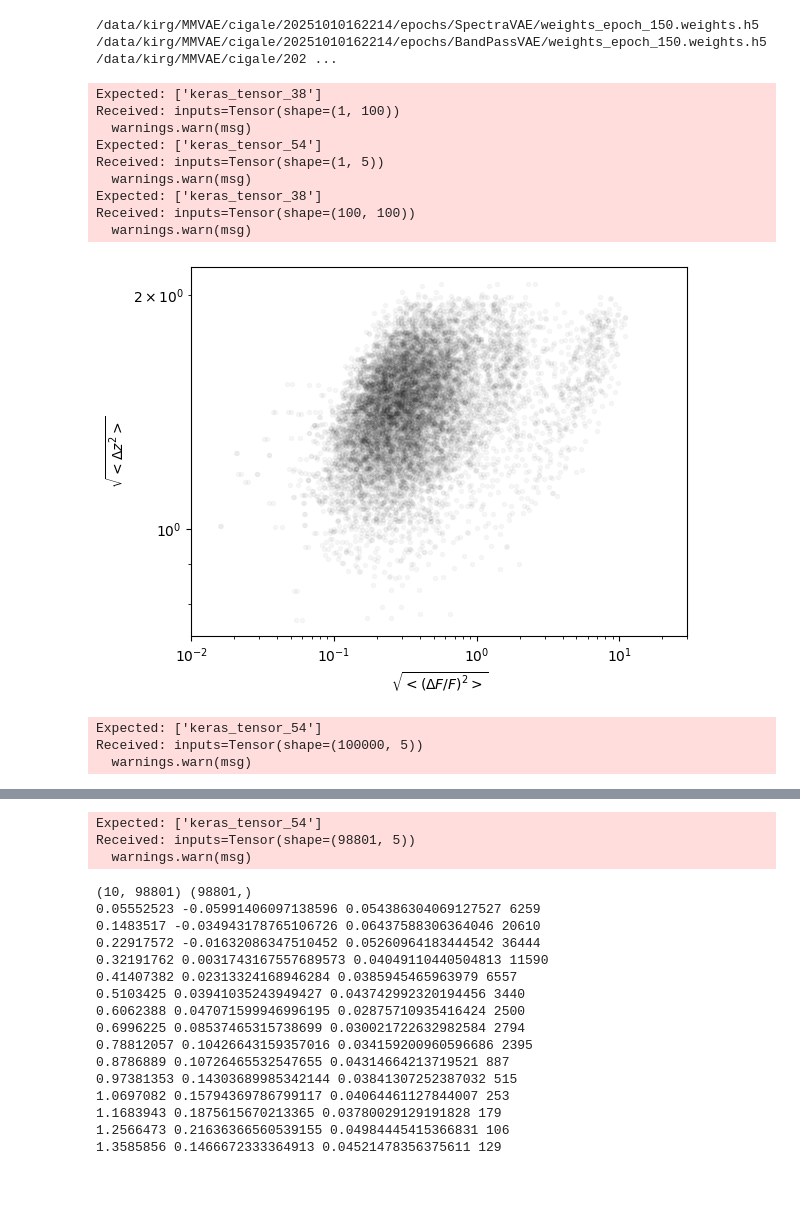
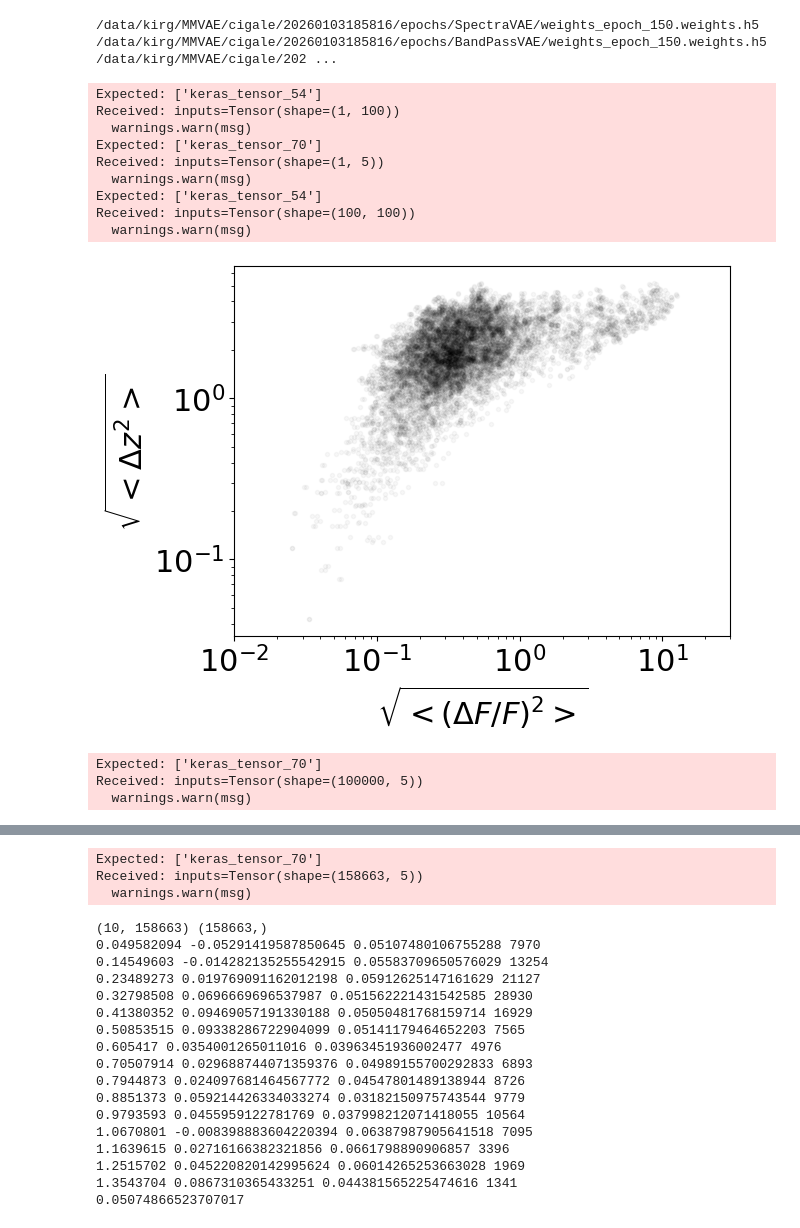
Before and after one commit to astrodeepnet/vae_mpoe, a Jupyter notebook: latent_space_proximity.ipynb, the cells around one changed output, grey strips where cells are left out. Cells and saved outputs as stored; diff of their text form; code cells hidden in the pictures; blank space fills up the shorter version.

Commit message:
scripts for figures adopted for the new run

```diff
--- a/latent_space_proximity.ipynb
+++ b/latent_space_proximity.ipynb
@@ -22,6 +22,9 @@ from keras import ops
 from keras import layers
 from utils import Sampling
 from astropy.stats import sigma_clip
+import matplotlib
+
+matplotlib.rcParams.update({'font.size': 22})
 
 
 def load_paramvaeapply(path: str, weight_file: str, input_dim: int, latent_dim: int, beta: float) -> ParamVAEapply:
@@ -62,7 +65,7 @@ def load_paramvaeapply(path: str, weight_file: str, input_dim: int, latent_dim:
     return ParamVAEapply(input_dim, latent_dim, bpvae, parvae, beta=beta), parvae, bpvae, spvae
 
 
-latent_dim = 64
+latent_dim = 8 #64
 beta = 1e-3
 epoch = 1
 n_param = 4
@@ -72,7 +75,8 @@ epoch = 150
 chunk_size = 100_000      # user-defined chunk size
 n_smpl = 10               # number of model samples per chunk
 
-id_run = '20251010162214'
+#id_run = '20251010162214'
+id_run = '20260103185816'
 weight_path = "/data/kirg/MMVAE/cigale/" + id_run + "/"
 save_path = os.path.join(weight_path, 'epochs/')
 plot_output_path = os.path.join(weight_path, 'cornerplots_train_' + id_run)
@@ -111,43 +115,43 @@ plt.ylabel(r'$\sqrt{<\Delta z^2>}$')
 plt.xscale('log')
 plt.yscale('log')
 plt.xlim(1e-2, 3e1)
-plt.savefig('dLS_dF_spec.png')
+plt.savefig(f'dLS_dF_spec_{id_run}.png')
 
 plt.show()
 
 
 
 inp_phot_sel = inp_sed[1000:1100]
 phot_applied = bpvae.apply(inp_sed)
 phot_applied_z = spec_applied[2]
 
 dist2_inp_phot = np.sqrt(np.mean(((inp_phot_sel[:, None, :] - inp_phot_sel[None, :, :]) / inp_phot_sel[:, None, :])**2, axis=2))
 dist2_z_phot = np.sqrt(np.mean((phot_applied_z[:, None, :] - phot_applied_z[None, :, :])**2, axis=2))
 
 plt.plot(dist2_inp_phot, dist2_z_phot, 'k.', alpha=0.03)
 plt.xlabel(r'$\sqrt{<(\Delta F / F)^2>}$')
 plt.ylabel(r'$\sqrt{<\Delta z^2>}$')
 
 #plt.hist2d(dist2_inp_phot.flatten(), dist2_z_phot.flatten())
 plt.xscale('log')
 plt.yscale('log')
 #plt.xlim(1e-2, 3e1)
 
-plt.savefig('dLS_dF_phot.png')
+plt.savefig(f'dLS_dF_phot_{id_run}.png')
 
 plt.show()
 # %% [output]
-/data/kirg/MMVAE/cigale/20251010162214/epochs/SpectraVAE/weights_epoch_150.weights.h5 /data/kirg/MMVAE/cigale/20251010162214/epochs/BandPassVAE/weights_epoch_150.weights.h5 /data/kirg/MMVAE/cigale/202 ...
+/data/kirg/MMVAE/cigale/20260103185816/epochs/SpectraVAE/weights_epoch_150.weights.h5 /data/kirg/MMVAE/cigale/20260103185816/epochs/BandPassVAE/weights_epoch_150.weights.h5 /data/kirg/MMVAE/cigale/202 ...
-Expected: ['keras_tensor_38']
+Expected: ['keras_tensor_54']
 Received: inputs=Tensor(shape=(1, 100))
   warnings.warn(msg)
-Expected: ['keras_tensor_54']
+Expected: ['keras_tensor_70']
 Received: inputs=Tensor(shape=(1, 5))
   warnings.warn(msg)
-Expected: ['keras_tensor_38']
+Expected: ['keras_tensor_54']
 Received: inputs=Tensor(shape=(100, 100))
   warnings.warn(msg)
-[figure, old version]
+[figure, new version]
-Expected: ['keras_tensor_54']
+Expected: ['keras_tensor_70']
 Received: inputs=Tensor(shape=(100000, 5))
   warnings.warn(msg)
@@ -248,25 +252,26 @@ meandz = np.nansum(n_arr * std_arr / (1 + zmean_arr)) / np.nansum(n_arr)
 
 print(meandz)
 # %% [output]
-Expected: ['keras_tensor_54']
-Received: inputs=Tensor(shape=(98801, 5))
+Expected: ['keras_tensor_70']
+Received: inputs=Tensor(shape=(158663, 5))
   warnings.warn(msg)
-(10, 98801) (98801,)
-0.05552523 -0.05991406097138596 0.054386304069127527 6259
-0.1483517 -0.034943178765106726 0.06437588306364046 20610
-0.22917572 -0.01632086347510452 0.05260964183444542 36444
-0.32191762 0.0031743167557689573 0.04049110440504813 11590
-0.41407382 0.02313324168946284 0.0385945465963979 6557
-0.5103425 0.03941035243949427 0.043742992320194456 3440
-0.6062388 0.047071599946996195 0.02875710935416424 2500
-0.6996225 0.08537465315738699 0.030021722632982584 2794
-0.78812057 0.10426643159357016 0.034159200960596686 2395
-0.8786889 0.10726465532547655 0.04314664213719521 887
-0.97381353 0.14303689985342144 0.03841307252387032 515
-1.0697082 0.15794369786799117 0.04064461127844007 253
-1.1683943 0.1875615670213365 0.03780029129191828 179
-1.2566473 0.21636366560539155 0.04984445415366831 106
-1.3585856 0.1466672333364913 0.04521478356375611 129
+(10, 158663) (158663,)
+0.049582094 -0.05291419587850645 0.05107480106755288 7970
+0.14549603 -0.014282135255542915 0.05583709650576029 13254
+0.23489273 0.019769091162012198 0.05912625147161629 21127
+0.32798508 0.0696669696537987 0.051562221431542585 28930
+0.41380352 0.09469057191330188 0.05050481768159714 16929
+0.50853515 0.09338286722904099 0.05141179464652203 7565
+0.605417 0.0354001265011016 0.03963451936002477 4976
+0.70507914 0.029688744071359376 0.04989155700292833 6893
+0.7944873 0.024097681464567772 0.04547801489138944 8726
+0.8851373 0.059214426334033274 0.03182150975743544 9779
+0.9793593 0.0455959122781769 0.037998212071418055 10564
+1.0670801 -0.008398883604220394 0.06387987905641518 7095
+1.1639615 0.02716166382321856 0.0661798890906857 3396
+1.2515702 0.045220820142995624 0.06014265253663028 1969
+1.3543704 0.0867310365433251 0.044381565225474616 1341
+0.05074866523707017
 # %%
 from matplotlib.colors import PowerNorm
 
```
Also changed, not shown: parts of 2 cells of this notebook, 4 other files.
